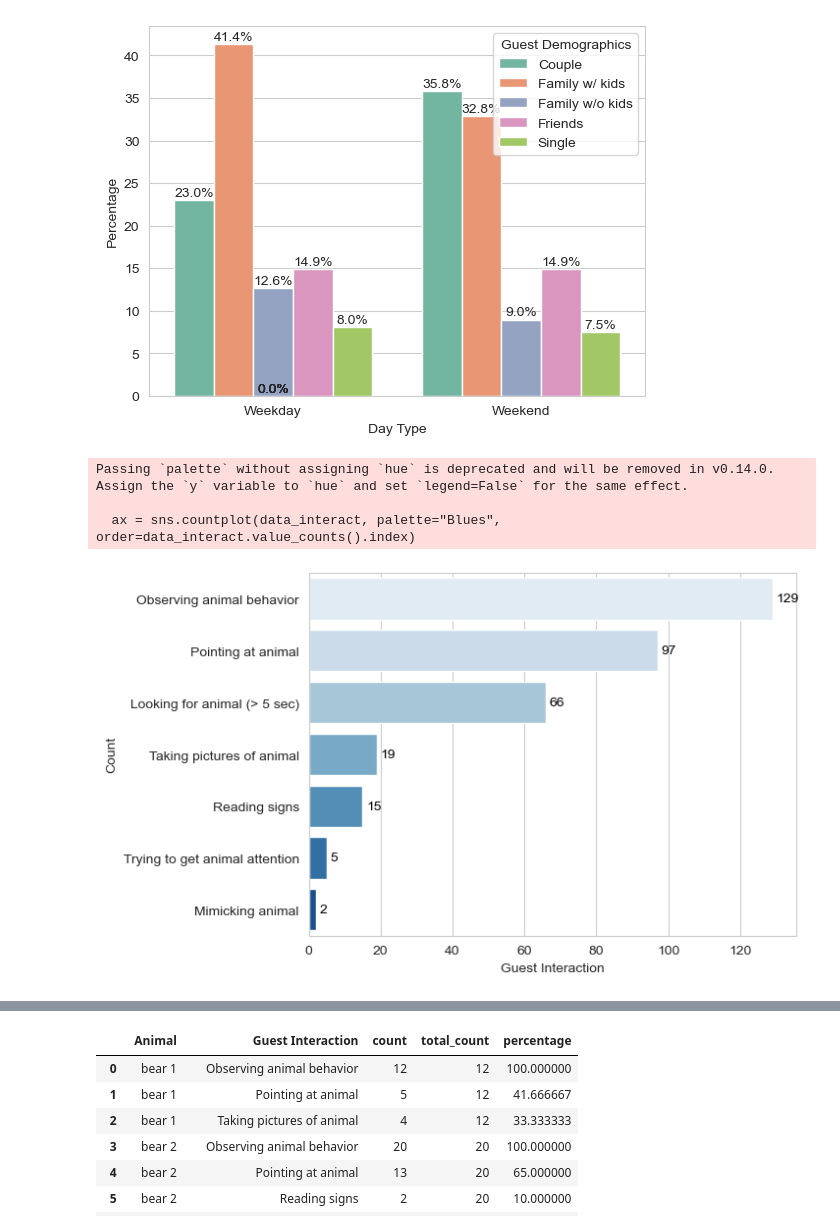
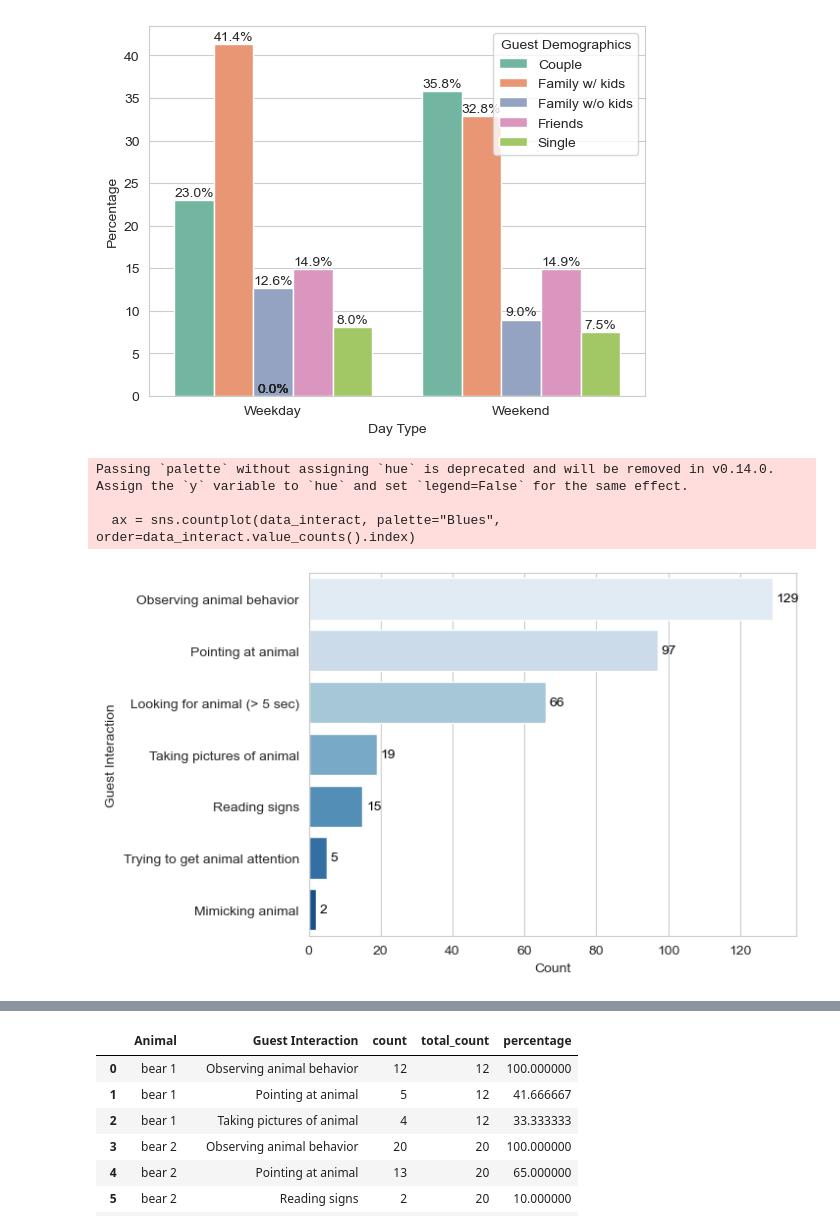
Before and after one commit to ayah825/zoo_interactions_cogs13proj, a Jupyter notebook: analysis.ipynb, the cells around one changed output, grey strips where cells are left out. Drawn from its saved outputs; the diff is of its cells as text; code cells hidden in the pictures.

```diff
--- a/analysis.ipynb
+++ b/analysis.ipynb
@@ -223,29 +223,29 @@ The `ci` parameter is deprecated. Use `errorbar=None` for the same effect.
 # %%
 # graph of guest interaction
 
 # split data by commas
 data_interact = data['Guest Interaction'].str.split(',').apply(lambda x: [i.strip() for i in x])
 data_interact = data_interact.explode('Guest Interaction')
 
 # Remove anything only mentioned once
 data_interact = data_interact[data_interact.isin(data_interact.value_counts()[data_interact.value_counts() > 1].index)]
 
 ax = sns.countplot(data_interact, palette="Blues", order=data_interact.value_counts().index)
 
-plt.xlabel("Guest Interaction")
-plt.ylabel("Count")
+plt.xlabel("Count")
+plt.ylabel("Guest Interaction")
 
 # Add percentages and counts to the bars
 for i, v in enumerate(data_interact.value_counts()):
     ax.text(v + 1, i, f'{v}', color='black', va='center')
 
 
 plt.show()
 # %% [output]
 Passing `palette` without assigning `hue` is deprecated and will be removed in v0.14.0. Assign the `y` variable to `hue` and set `legend=False` for the same effect.
 
   ax = sns.countplot(data_interact, palette="Blues", order=data_interact.value_counts().index)
-[figure, old version]
+[figure, new version]
 # %%
 # graph of guest interaction by animal
 
```
Also changed, not shown: parts of 4 cells of this notebook.
